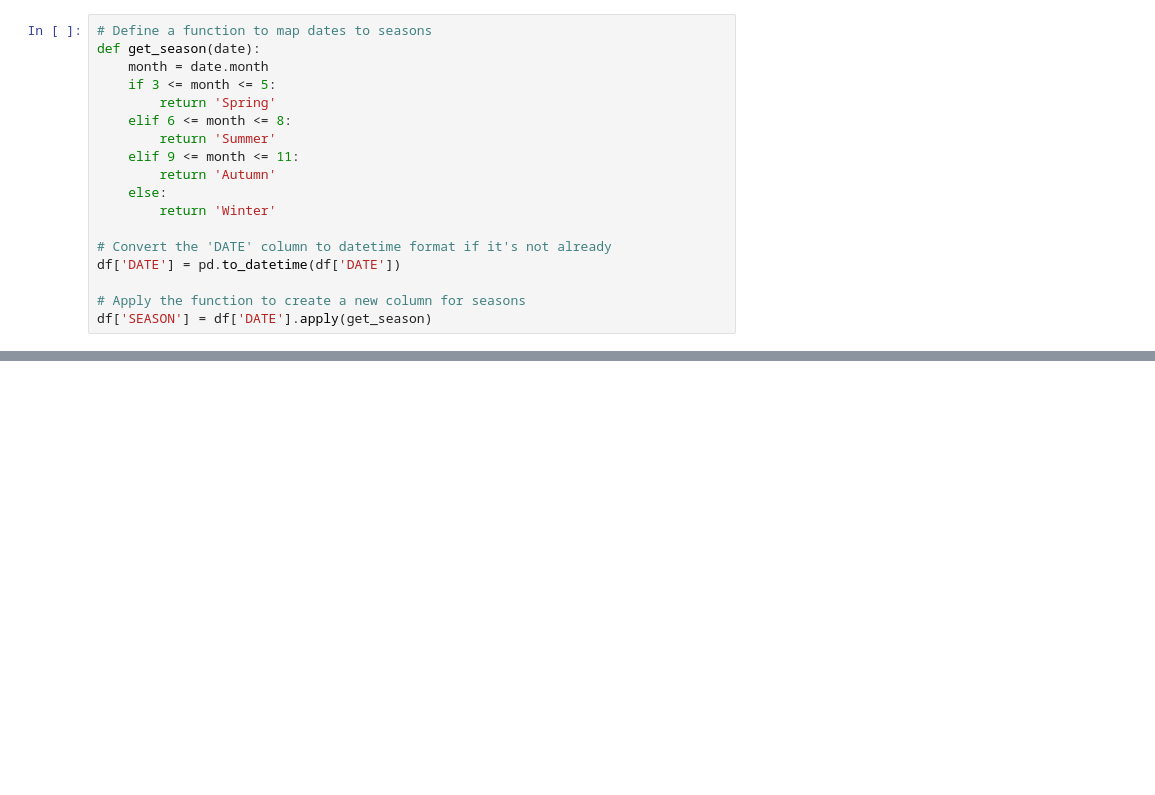
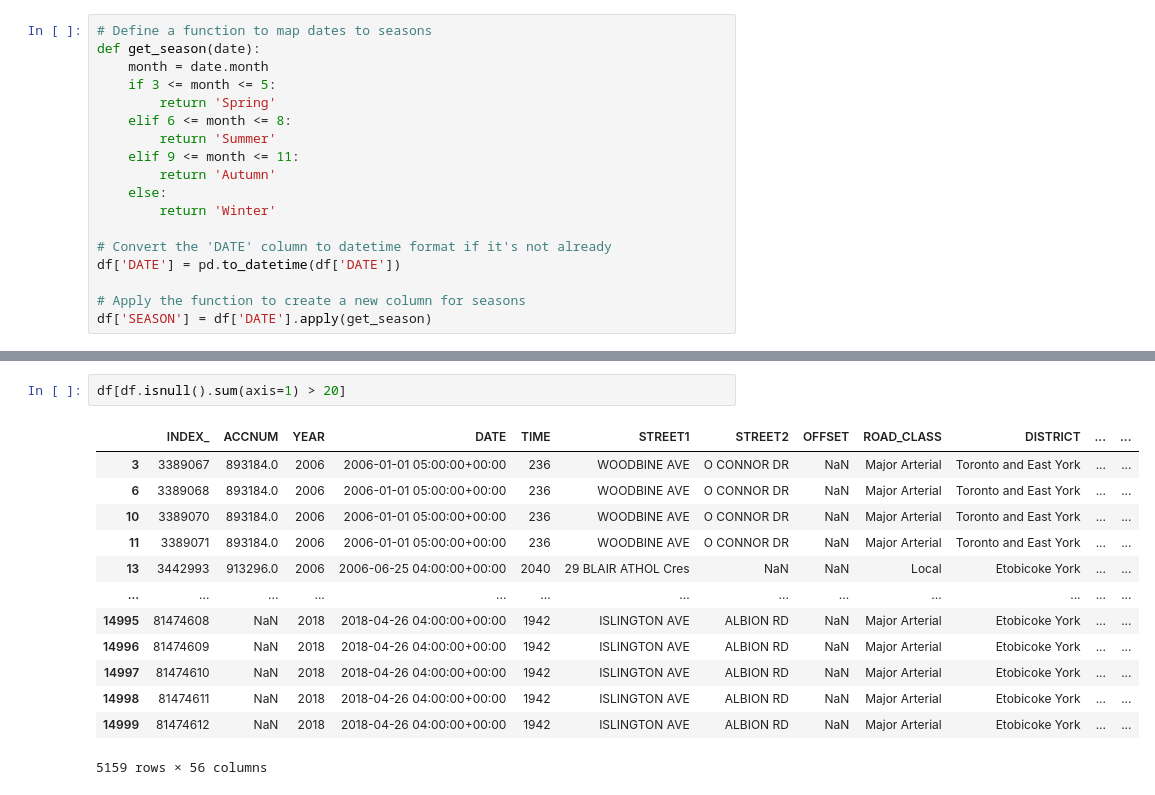
Before and after one commit to Raaj-4320/Kaggle-competition-, a Jupyter notebook: ASSIGNMENT_2.ipynb, the cells around one changed output, grey strips where cells are left out. Saved outputs shown, nothing was run; the diff lists cells and outputs as text; blank space fills up the shorter version.

```diff
--- a/ASSIGNMENT_2.ipynb
+++ b/ASSIGNMENT_2.ipynb
@@ -552,0 +619,16 @@ fig.show()
+# %%
+df[df.isnull().sum(axis=1) > 20]
+# %% [output]
+|  | INDEX_ | ACCNUM | YEAR | DATE | TIME | STREET1 | STREET2 | OFFSET | ROAD_CLASS | DISTRICT | ... | ... |
+| 3 | 3389067 | 893184.0 | 2006 | 2006-01-01 05:00:00+00:00 | 236 | WOODBINE AVE | O CONNOR DR | NaN | Major Arterial | Toronto and East York | ... | ... |
+| 6 | 3389068 | 893184.0 | 2006 | 2006-01-01 05:00:00+00:00 | 236 | WOODBINE AVE | O CONNOR DR | NaN | Major Arterial | Toronto and East York | ... | ... |
+| 10 | 3389070 | 893184.0 | 2006 | 2006-01-01 05:00:00+00:00 | 236 | WOODBINE AVE | O CONNOR DR | NaN | Major Arterial | Toronto and East York | ... | ... |
+| 11 | 3389071 | 893184.0 | 2006 | 2006-01-01 05:00:00+00:00 | 236 | WOODBINE AVE | O CONNOR DR | NaN | Major Arterial | Toronto and East York | ... | ... |
+| 13 | 3442993 | 913296.0 | 2006 | 2006-06-25 04:00:00+00:00 | 2040 | 29 BLAIR ATHOL Cres | NaN | NaN | Local | Etobicoke York | ... | ... |
+| ... | ... | ... | ... | ... | ... | ... | ... | ... | ... | ... | ... | ... |
+| 14995 | 81474608 | NaN | 2018 | 2018-04-26 04:00:00+00:00 | 1942 | ISLINGTON AVE | ALBION RD | NaN | Major Arterial | Etobicoke York | ... | ... |
+| 14996 | 81474609 | NaN | 2018 | 2018-04-26 04:00:00+00:00 | 1942 | ISLINGTON AVE | ALBION RD | NaN | Major Arterial | Etobicoke York | ... | ... |
+| 14997 | 81474610 | NaN | 2018 | 2018-04-26 04:00:00+00:00 | 1942 | ISLINGTON AVE | ALBION RD | NaN | Major Arterial | Etobicoke York | ... | ... |
+| 14998 | 81474611 | NaN | 2018 | 2018-04-26 04:00:00+00:00 | 1942 | ISLINGTON AVE | ALBION RD | NaN | Major Arterial | Etobicoke York | ... | ... |
+| 14999 | 81474612 | NaN | 2018 | 2018-04-26 04:00:00+00:00 | 1942 | ISLINGTON AVE | ALBION RD | NaN | Major Arterial | Etobicoke York | ... | ... |
+5159 rows × 56 columns
```
Also changed, not shown: parts of 3 cells of this notebook.
